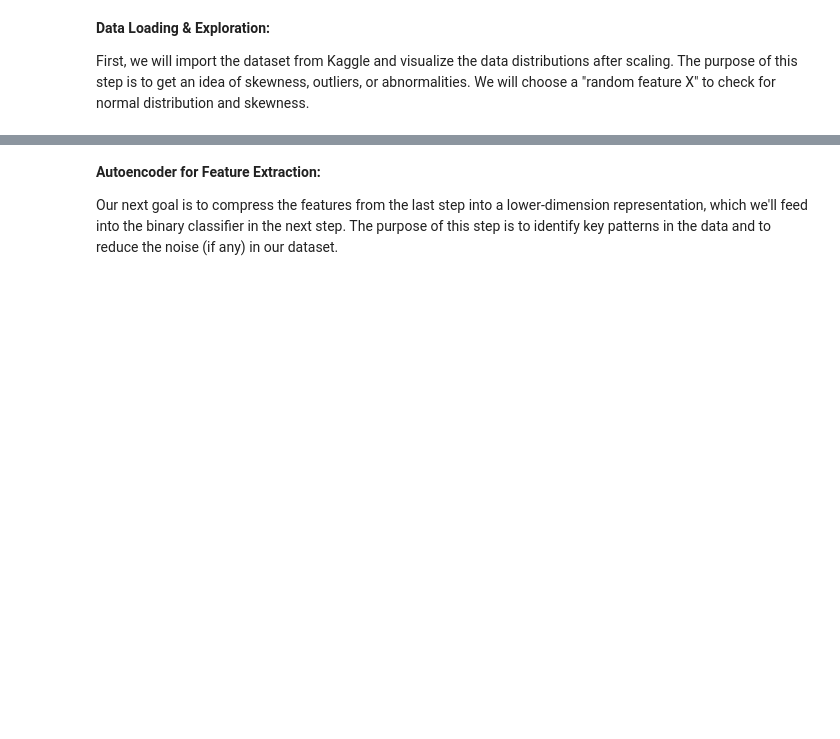
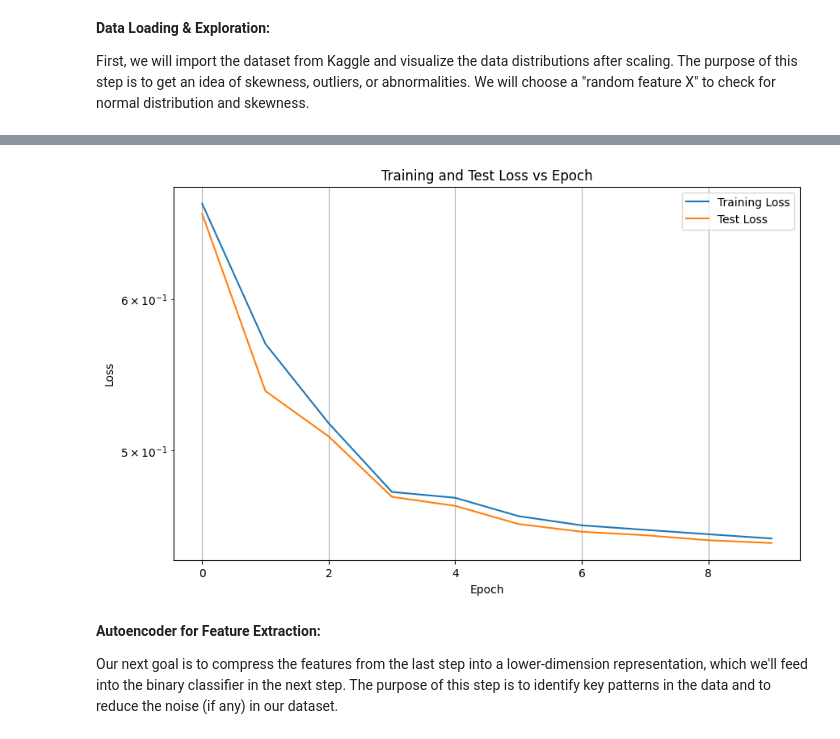
Before and after one commit to fariyanalam/Projects, a Jupyter notebook: PHYS152_Final_Project.ipynb, the cells around one changed output, grey strips where cells are left out. Cells and saved outputs as stored; diff of their text form; code cells hidden in the pictures; blank space fills up the shorter version.

```diff
--- a/PHYS152_Final_Project.ipynb
+++ b/PHYS152_Final_Project.ipynb
@@ -71,3 +174,19 @@ Extracting files...
+# %%
+#Plotting the training and test loss vs. epoch
+import matplotlib.pyplot as plt
+
+plt.figure(figsize=(10, 6))
+plt.plot(losses, label="Training Loss")
+plt.plot(losses_test, label="Test Loss")
+plt.xlabel("Epoch")
+plt.ylabel("Loss")
+plt.title("Training and Test Loss vs Epoch")
+plt.legend()
+plt.grid(True)
+plt.yscale("log")  # Log scale for better visualization
+plt.show()
+# %% [output]
+[figure, added]
 # %% [markdown]
 **Autoencoder for Feature Extraction:**
 
```
Also changed, not shown: parts of 5 cells of this notebook.
